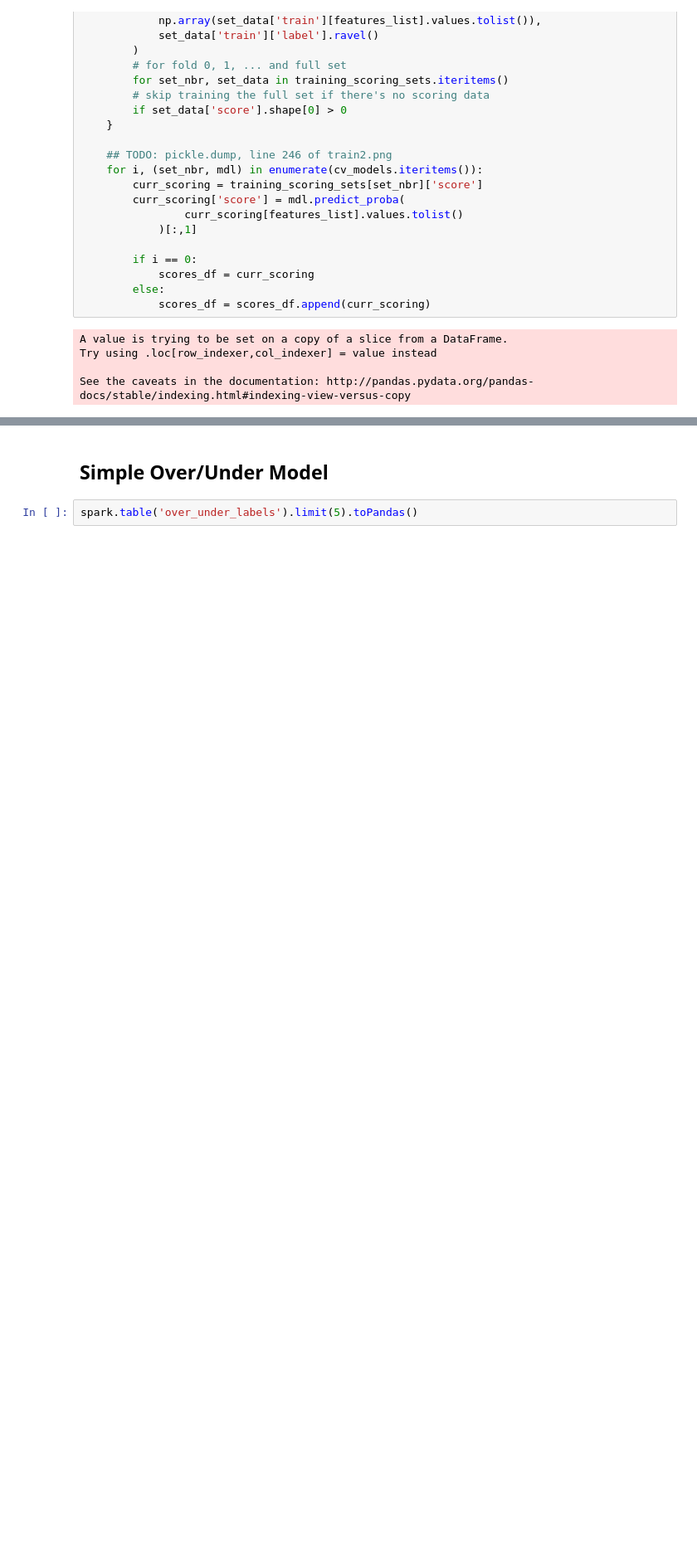
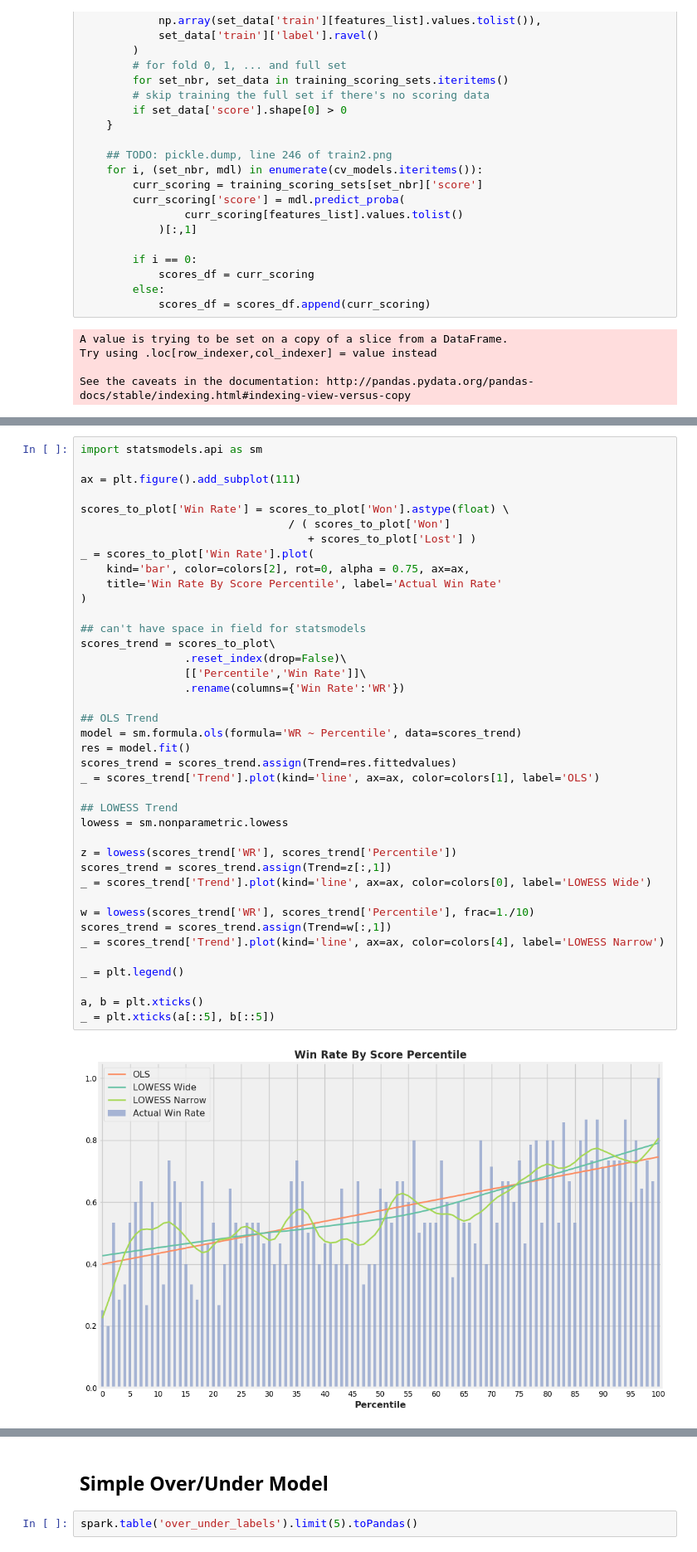
Before and after one commit to joshplotkin/modeling-football-outcomes-2019, a Jupyter notebook: public04_train_score_evaluate_scaffold.ipynb, the cells around one changed output, grey strips where cells are left out. Shown at 83% size. Saved outputs shown, nothing was run; the diff lists cells and outputs as text; blank space fills up the shorter version.

```diff
--- a/public04_train_score_evaluate_scaffold.ipynb
+++ b/public04_train_score_evaluate_scaffold.ipynb
@@ -493,0 +519,42 @@ for nbins in plot_bins:
+# %%
+import statsmodels.api as sm
+
+ax = plt.figure().add_subplot(111)
+
+scores_to_plot['Win Rate'] = scores_to_plot['Won'].astype(float) \
+                                / ( scores_to_plot['Won']
+                                   + scores_to_plot['Lost'] )
+_ = scores_to_plot['Win Rate'].plot(
+    kind='bar', color=colors[2], rot=0, alpha = 0.75, ax=ax,
+    title='Win Rate By Score Percentile', label='Actual Win Rate'
+)
+
+## can't have space in field for statsmodels
+scores_trend = scores_to_plot\
+                .reset_index(drop=False)\
+                [['Percentile','Win Rate']]\
+                .rename(columns={'Win Rate':'WR'})
+
+## OLS Trend
+model = sm.formula.ols(formula='WR ~ Percentile', data=scores_trend)
+res = model.fit()
+scores_trend = scores_trend.assign(Trend=res.fittedvalues)
+_ = scores_trend['Trend'].plot(kind='line', ax=ax, color=colors[1], label='OLS')
+
+## LOWESS Trend
+lowess = sm.nonparametric.lowess
+
+z = lowess(scores_trend['WR'], scores_trend['Percentile'])
+scores_trend = scores_trend.assign(Trend=z[:,1])
+_ = scores_trend['Trend'].plot(kind='line', ax=ax, color=colors[0], label='LOWESS Wide')
+
+w = lowess(scores_trend['WR'], scores_trend['Percentile'], frac=1./10)
+scores_trend = scores_trend.assign(Trend=w[:,1])
+_ = scores_trend['Trend'].plot(kind='line', ax=ax, color=colors[4], label='LOWESS Narrow')
+
+_ = plt.legend()
+
+a, b = plt.xticks()
+_ = plt.xticks(a[::5], b[::5])
+# %% [output]
+[figure, added]
```
Also changed, not shown: parts of 22 cells of this notebook.
